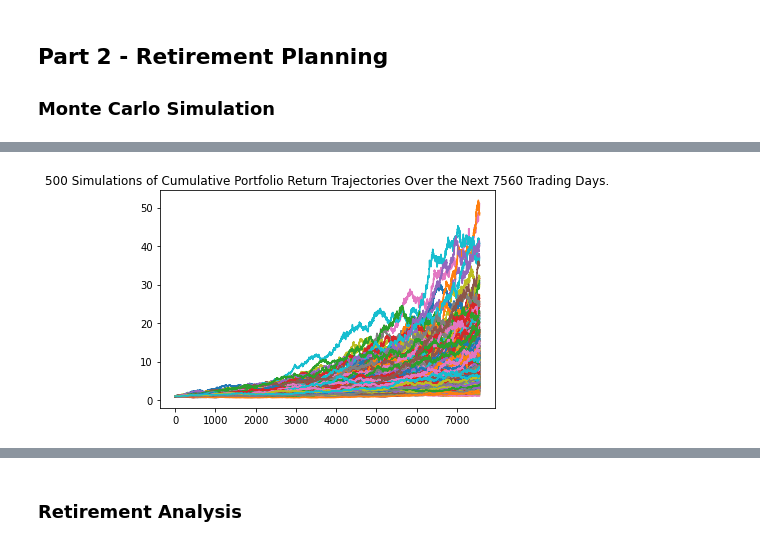
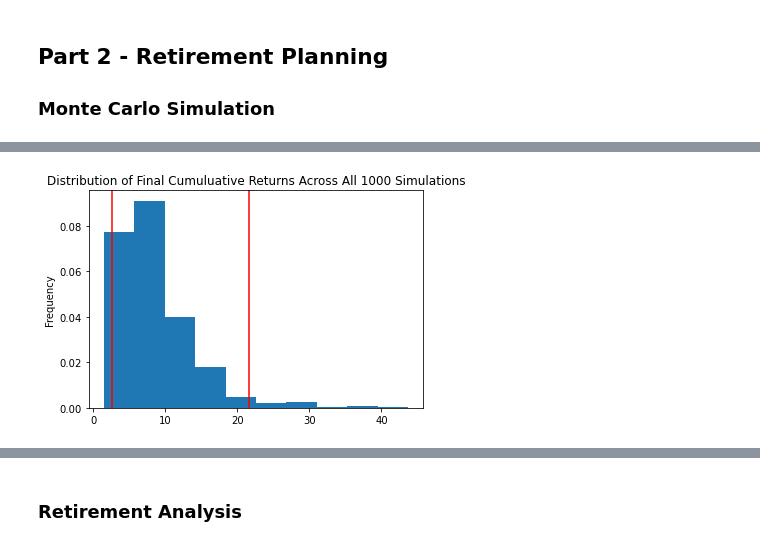
Before and after one commit to jyoung30/API-Financial-Planning, a Jupyter notebook: Starter_Code/financial-planner.ipynb, the cells around one changed output, grey strips where cells are left out. Drawn from its saved outputs; the diff is of its cells as text; code cells hidden in the pictures.

```diff
--- a/Starter_Code/financial-planner.ipynb
+++ b/Starter_Code/financial-planner.ipynb
@@ -61,9 +61,14 @@ my_spy = 50
 # %%
 # Set Alpaca API key and secret
 # YOUR CODE HERE!
-
+api_key = os.getenv("key")
+secret_key = os.getenv("secret_key")
 # Create the Alpaca API object
 # YOUR CODE HERE!
+alpaca = tradeapi.REST(
+    api_key,
+    secret_key,
+    api_version="v2")
 # %%
 # Format current date as ISO format
 # YOUR CODE HERE!
@@ -157 +194,19 @@ df_stock_data.head()
+# %%
+# Configuring a Monte Carlo simulation to forecast 30 years cumulative returns
+# YOUR CODE HERE!
+df_stock_data = alpaca.get_barset(
+    tickers,
+    timeframe,
+    start=start_date,
+    end=end_date,
+    limit=1000
+).df
+# %%
+# Printing the simulation input data
+# YOUR CODE HERE!
+retirement_data = MCSimulation(
+    portfolio_data = df_stock_data,
+    weights = [0.5,0.5],
+    num_simulation = 1000,
+    num_trading_days = 252*30)
 # %%
@@ -205,5 +253,6 @@ Running Monte Carlo simulation number 490.
 # %%
-# Plot simulation outcomes
+# Plot probability distribution and confidence intervals
 # YOUR CODE HERE!
+dist_plot = retirement_data.plot_distribution()
 # %% [output]
-[figure, old version]
+[figure, new version]
```
Also changed, not shown: parts of 18 cells of this notebook.
